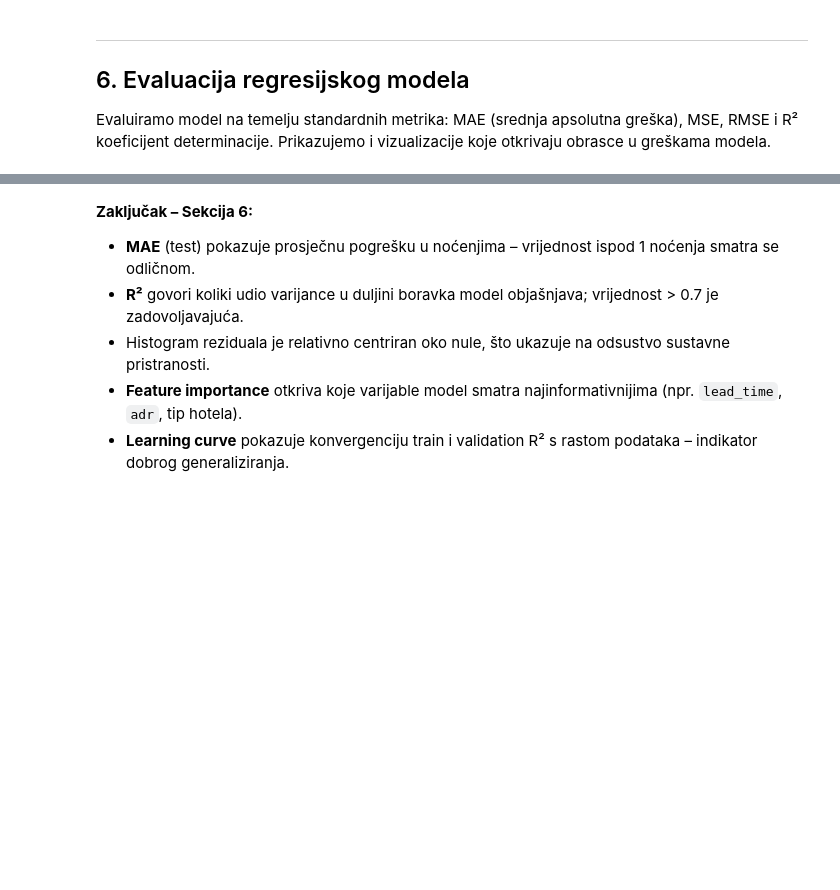
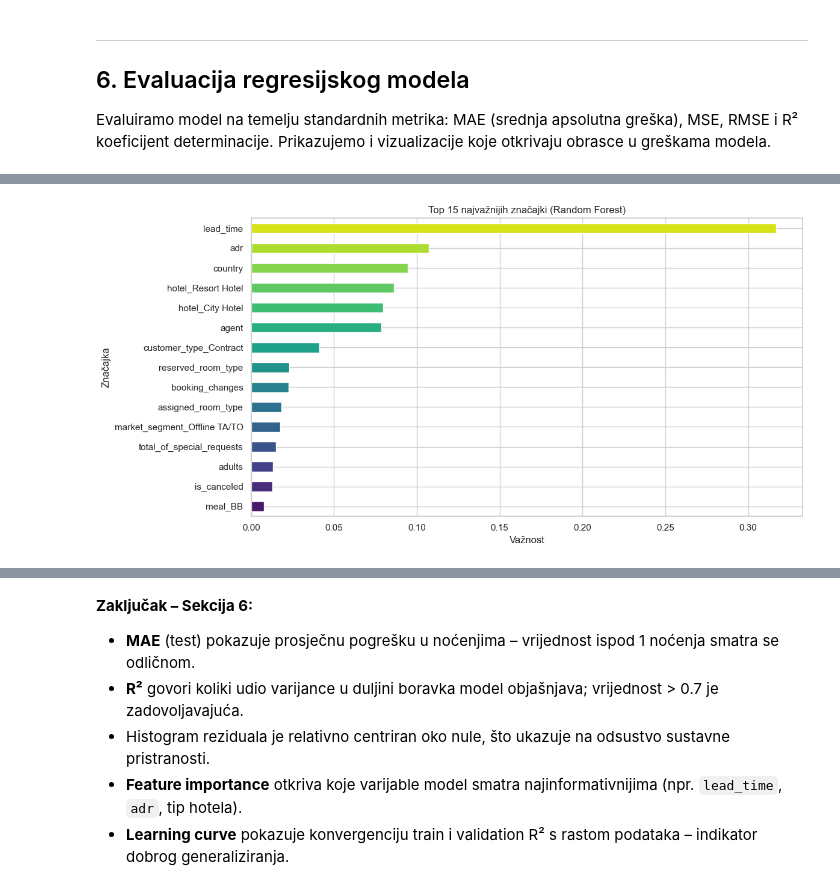
Before and after one commit to mario2901/ProcjenaDuljineBoravka, a Jupyter notebook: hotel_bookings_projekt.ipynb, the cells around one changed output, grey strips where cells are left out. Cells and saved outputs as stored; diff of their text form; code cells hidden in the pictures; blank space fills up the shorter version.

```diff
--- a/hotel_bookings_projekt.ipynb
+++ b/hotel_bookings_projekt.ipynb
@@ -296,5 +384,11 @@ print(f'Test skup:  {X_test.shape[0]:,} redaka')
 # %%
 # 8. StandardScaler normalizacija
+
+X_train = pd.get_dummies(X_train)
+X_test = pd.get_dummies(X_test)
+
+X_train, X_test = X_train.align(X_test, join="left", axis=1, fill_value=0)
+
 scaler = StandardScaler()
 X_train_scaled = scaler.fit_transform(X_train)
 X_test_scaled  = scaler.transform(X_test)
@@ -424,16 +535,24 @@ plt.show()
 # %%
 # Feature importance – top 15 najvažnijih značajki
-importances = pd.Series(rf_reg.feature_importances_, index=X.columns)
+importances = pd.Series(
+    rf_reg.feature_importances_,
+    index=X_train.columns
+)
+
 top15 = importances.nlargest(15).sort_values()
 
 fig, ax = plt.subplots(figsize=(12, 6))
-colors = sns.color_palette('viridis', len(top15))
-top15.plot(kind='barh', ax=ax, color=colors, edgecolor='white')
-ax.set_title('Top 15 najvažnijih značajki (Random Forest)', fontsize=14)
-ax.set_xlabel('Važnost (Feature Importance)')
-ax.set_ylabel('Značajka')
+colors = sns.color_palette("viridis", len(top15))
+top15.plot(kind="barh", ax=ax, color=colors, edgecolor="white")
+
+ax.set_title("Top 15 najvažnijih značajki (Random Forest)")
+ax.set_xlabel("Važnost")
+ax.set_ylabel("Značajka")
+
 plt.tight_layout()
 plt.show()
+# %% [output]
+[figure, added]
 # %%
 # Learning curve (cross-validation, k=5)
 # Koristimo manji skup uzoraka zbog vremena izvođenja
```
Also changed, not shown: parts of 35 cells of this notebook.
